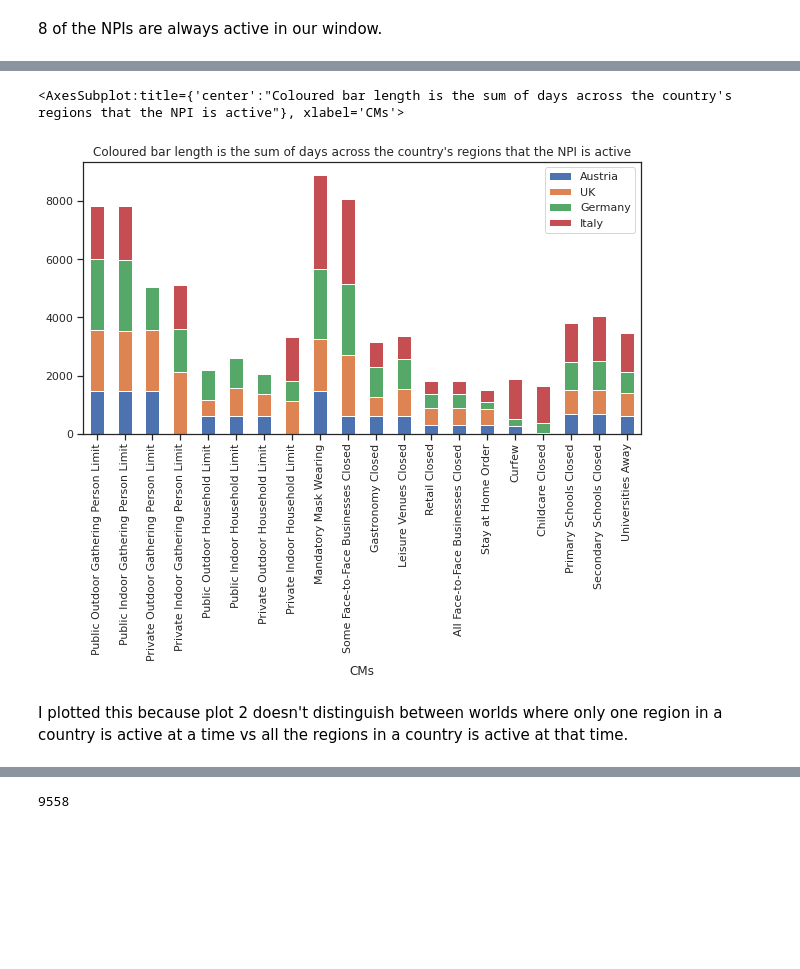
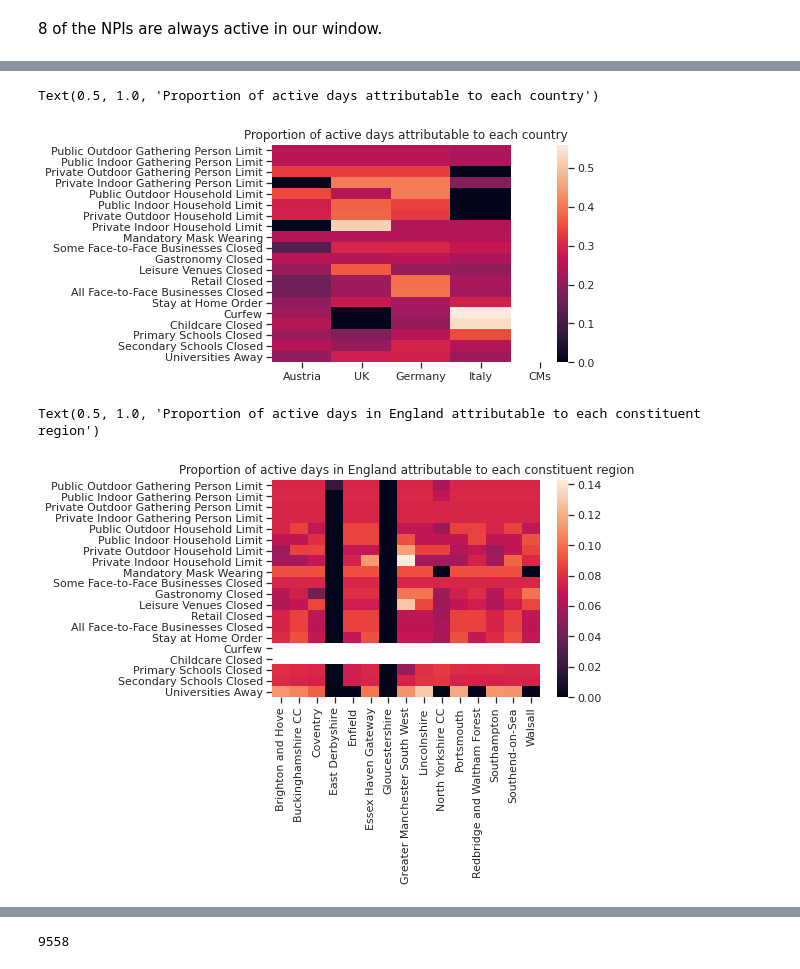
Before and after one commit to MrinankSharma/COVID19NPISecondWave, a Jupyter notebook: notebooks/exploratory_data_analysis.ipynb, the cells around one changed output, grey strips where cells are left out. Cells and saved outputs as stored; diff of their text form; code cells hidden in the pictures; blank space fills up the shorter version.

```diff
--- a/notebooks/exploratory_data_analysis.ipynb
+++ b/notebooks/exploratory_data_analysis.ipynb
@@ -52,3 +52,8 @@ Only 3 of the NPIs are always active in each country.
+# %%
+sns.heatmap(normalised_country, xticklabels = active_days_country.columns, yticklabels = CMs).set_title('Proportion of active days attributable to each country')
+# %% [output]
+Text(0.5, 1.0, 'Proportion of active days attributable to each country')
+[figure, added]
 # %%
 def count_active_days_region(npi, country):
     df_country = df[df['Country']==country]
@@ -75,12 +80,17 @@ region_counts_de = [sum(i) for i in active_days_de]
 region_counts_at = [sum(i) for i in active_days_at]
 region_counts_it = [sum(i) for i in active_days_it]
 # %%
-region_counts = pd.DataFrame((CMs, region_counts_at, region_counts_uk,
-region_counts_de, region_counts_it)).T
-region_counts.columns = ['CMs', 'Austria', 'UK', 'Germany', 'Italy']
-region_counts.set_index('CMs').plot(kind='bar', stacked=True, title='Coloured bar length is the sum of days across the country\'s regions that the NPI is active', figsize = (10,5))
+# region_counts = pd.DataFrame((CMs, region_counts_at, region_counts_uk,
+# region_counts_de, region_counts_it)).T
+# region_counts.columns = ['CMs', 'Austria', 'UK', 'Germany', 'Italy']
+# region_counts.set_index('CMs').plot(kind='bar', stacked=True, title='Coloured bar length is the sum of days across the country\'s regions that the NPI is active', figsize = (10,5))
-# %% [output]
-<AxesSubplot:title={'center':"Coloured bar length is the sum of days across the country's regions that the NPI is active"}, xlabel='CMs'>
-[figure, removed]
-# %% [markdown]
- I plotted this because plot 2 doesn't distinguish between worlds where only one region in a country is active at a time vs all the regions in a country is active at that time.
+# %%
+def plot_region_contribution_heatmap(active_days_specific_country, country):
+    active_days_specific_country = pd.DataFrame(active_days_specific_country)
+    active_days_specific_country.columns = count_active_days_region(CMs[0], country)[0]
+    active_days_specific_country.index = CMs
+    active_days_normalised = active_days_specific_country.div(active_days_specific_country.sum(axis=1), axis=0)
+    return sns.heatmap(active_days_normalised, xticklabels = active_days_specific_country.columns, yticklabels = CMs).set_title('Proportion of active days in '+ country + ' attributable to each constituent region')
+# %% [output]
+Text(0.5, 1.0, 'Proportion of active days in England attributable to each constituent region')
+[figure, added]
```
Also changed, not shown: parts of 21 cells of this notebook.
